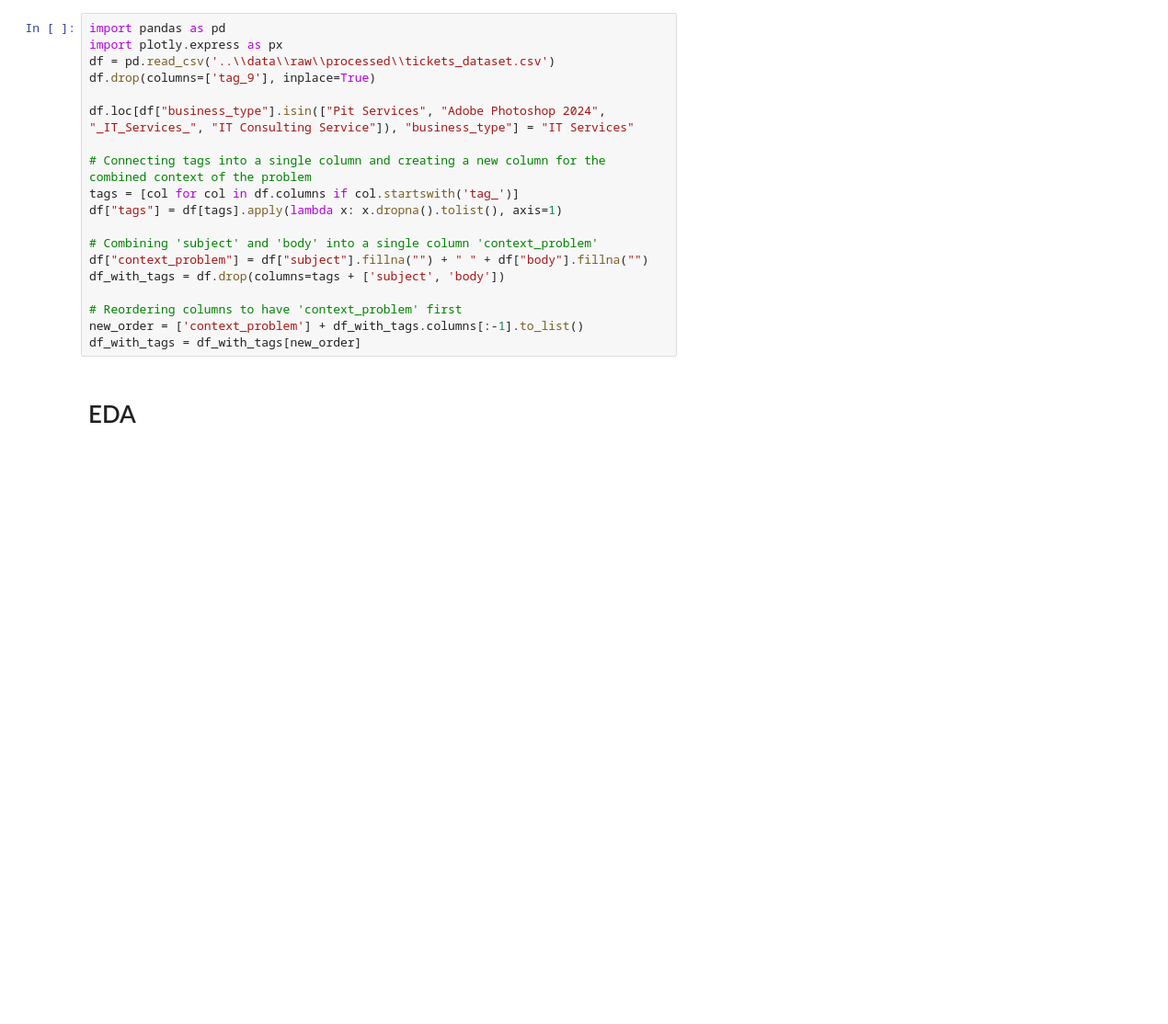
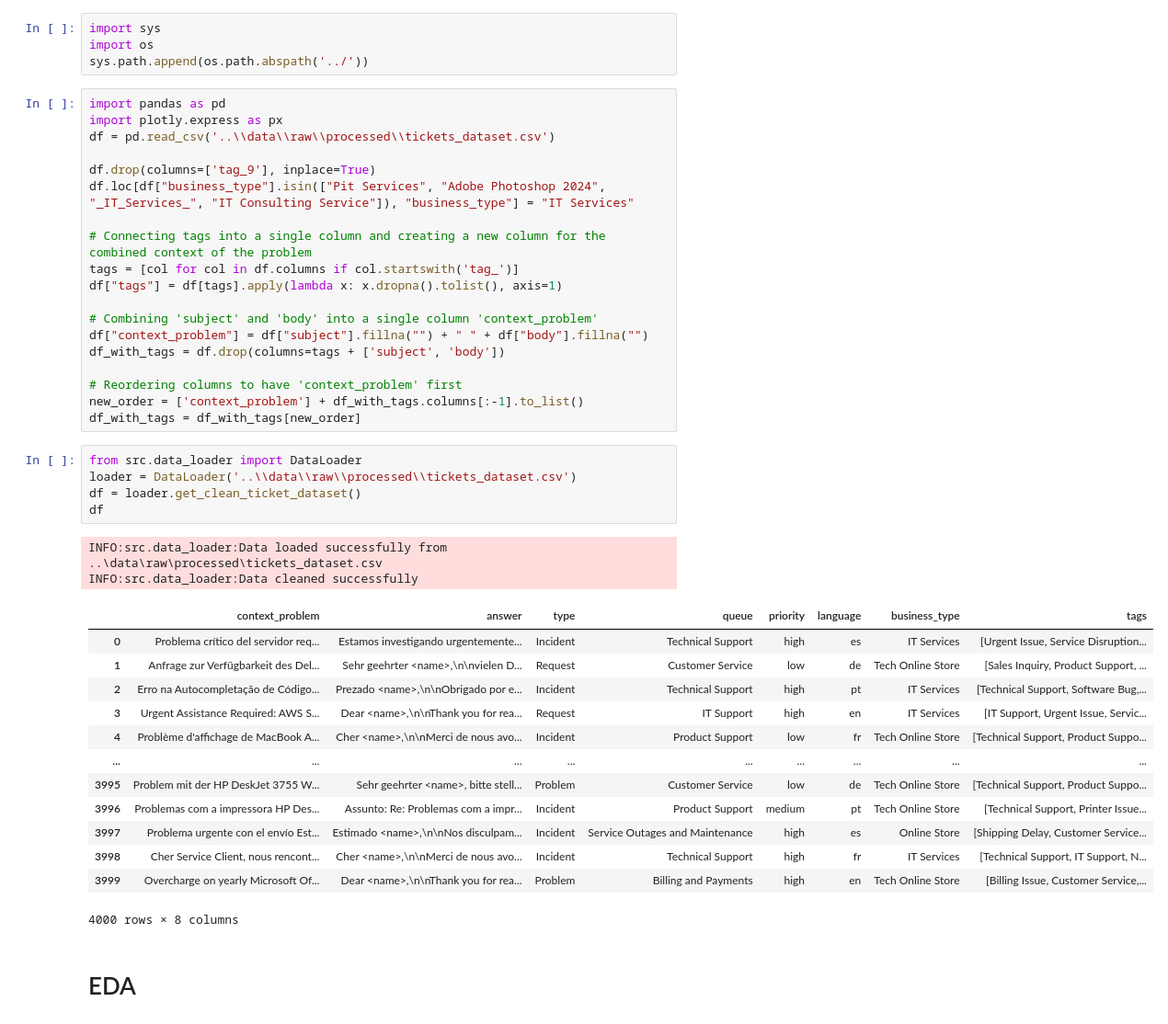
Before and after one commit to Szymon2256/ai-ml-engineering-portfolio, a Jupyter notebook: 01-nlp-baseline-ticket-classifier/notebooks/01_eda_baseline.ipynb, the cells around one changed output. Shown at 92% size. Cells and saved outputs as stored; diff of their text form; blank space fills up the shorter version.

Commit message:
Create data_loader

```diff
--- a/01-nlp-baseline-ticket-classifier/notebooks/01_eda_baseline.ipynb
+++ b/01-nlp-baseline-ticket-classifier/notebooks/01_eda_baseline.ipynb
@@ -1,9 +1,13 @@
+# %%
+import sys
+import os
+sys.path.append(os.path.abspath('../'))
 # %%
 import pandas as pd
 import plotly.express as px
 df = pd.read_csv('..\\data\\raw\\processed\\tickets_dataset.csv')
+
 df.drop(columns=['tag_9'], inplace=True)
-
 df.loc[df["business_type"].isin(["Pit Services", "Adobe Photoshop 2024", "_IT_Services_", "IT Consulting Service"]), "business_type"] = "IT Services"
 
 # Connecting tags into a single column and creating a new column for the combined context of the problem
@@ -17,5 +21,26 @@ df_with_tags = df.drop(columns=tags + ['subject', 'body'])
 # Reordering columns to have 'context_problem' first
 new_order = ['context_problem'] + df_with_tags.columns[:-1].to_list()
 df_with_tags = df_with_tags[new_order]
+# %%
+from src.data_loader import DataLoader
+loader = DataLoader('..\\data\\raw\\processed\\tickets_dataset.csv')
+df = loader.get_clean_ticket_dataset()
+df
+# %% [output]
+INFO:src.data_loader:Data loaded successfully from ..\data\raw\processed\tickets_dataset.csv
+INFO:src.data_loader:Data cleaned successfully
+|  | context_problem | answer | type | queue | priority | language | business_type | tags |
+| 0 | Problema crítico del servidor req... | Estamos investigando urgentemente... | Incident | Technical Support | high | es | IT Services | [Urgent Issue, Service Disruption... |
+| 1 | Anfrage zur Verfügbarkeit des Del... | Sehr geehrter <name>,\n\nvielen D... | Request | Customer Service | low | de | Tech Online Store | [Sales Inquiry, Product Support, ... |
+| 2 | Erro na Autocompletação de Código... | Prezado <name>,\n\nObrigado por e... | Incident | Technical Support | high | pt | IT Services | [Technical Support, Software Bug,... |
+| 3 | Urgent Assistance Required: AWS S... | Dear <name>,\n\nThank you for rea... | Request | IT Support | high | en | IT Services | [IT Support, Urgent Issue, Servic... |
+| 4 | Problème d'affichage de MacBook A... | Cher <name>,\n\nMerci de nous avo... | Incident | Product Support | low | fr | Tech Online Store | [Technical Support, Product Suppo... |
+| ... | ... | ... | ... | ... | ... | ... | ... | ... |
+| 3995 | Problem mit der HP DeskJet 3755 W... | Sehr geehrter <name>, bitte stell... | Problem | Customer Service | low | de | Tech Online Store | [Technical Support, Product Suppo... |
+| 3996 | Problemas com a impressora HP Des... | Assunto: Re: Problemas com a impr... | Incident | Product Support | medium | pt | Tech Online Store | [Technical Support, Printer Issue... |
+| 3997 | Problema urgente con el envío Est... | Estimado <name>,\n\nNos disculpam... | Incident | Service Outages and Maintenance | high | es | Online Store | [Shipping Delay, Customer Service... |
+| 3998 | Cher Service Client, nous rencont... | Cher <name>,\n\nMerci de nous avo... | Incident | Technical Support | high | fr | IT Services | [Technical Support, IT Support, N... |
+| 3999 | Overcharge on yearly Microsoft Of... | Dear <name>,\n\nThank you for rea... | Problem | Billing and Payments | high | en | Tech Online Store | [Billing Issue, Customer Service,... |
+4000 rows × 8 columns
 # %% [markdown]
 # EDA
```
Also changed, not shown: parts of 1 cell of this notebook, 1 other file.
